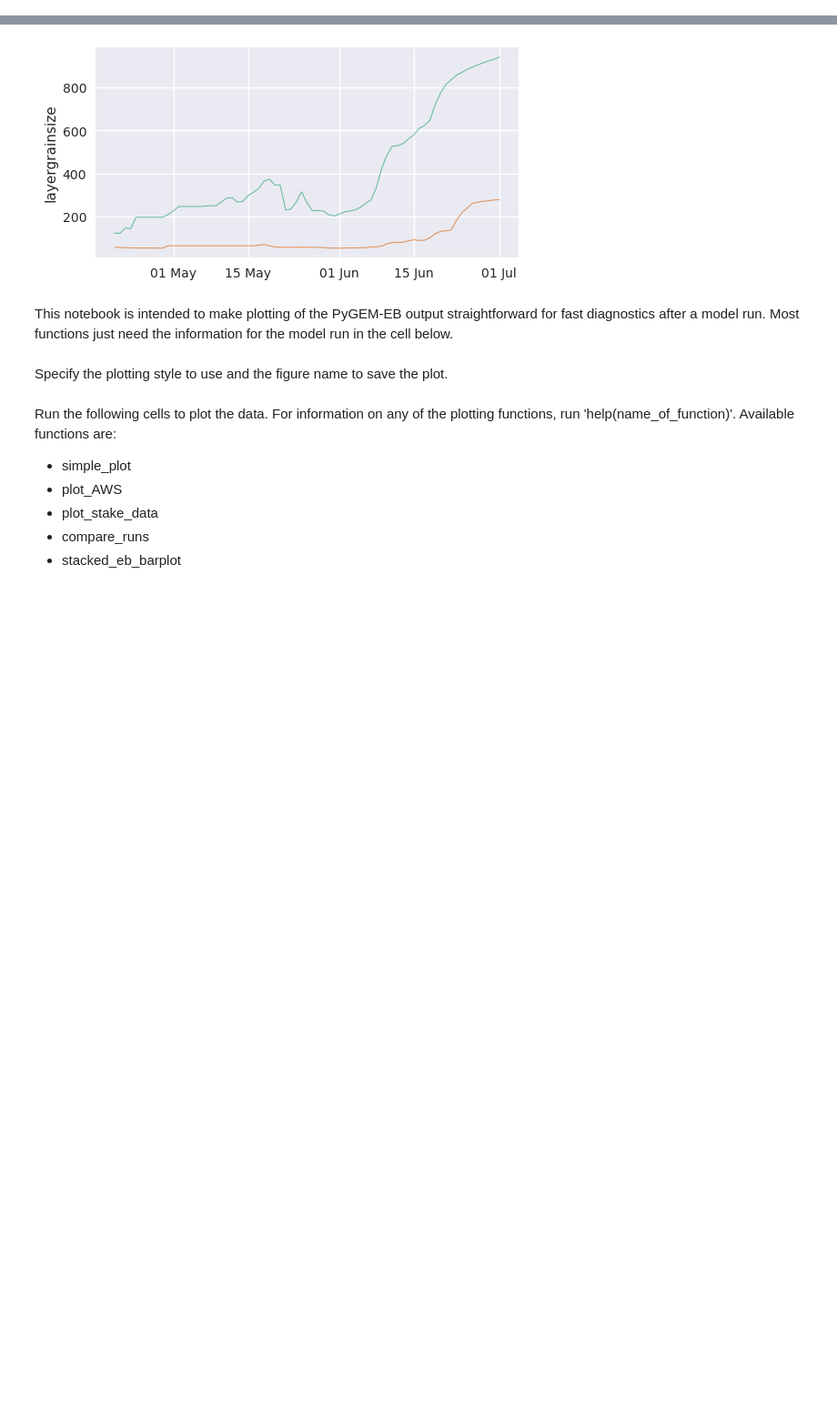
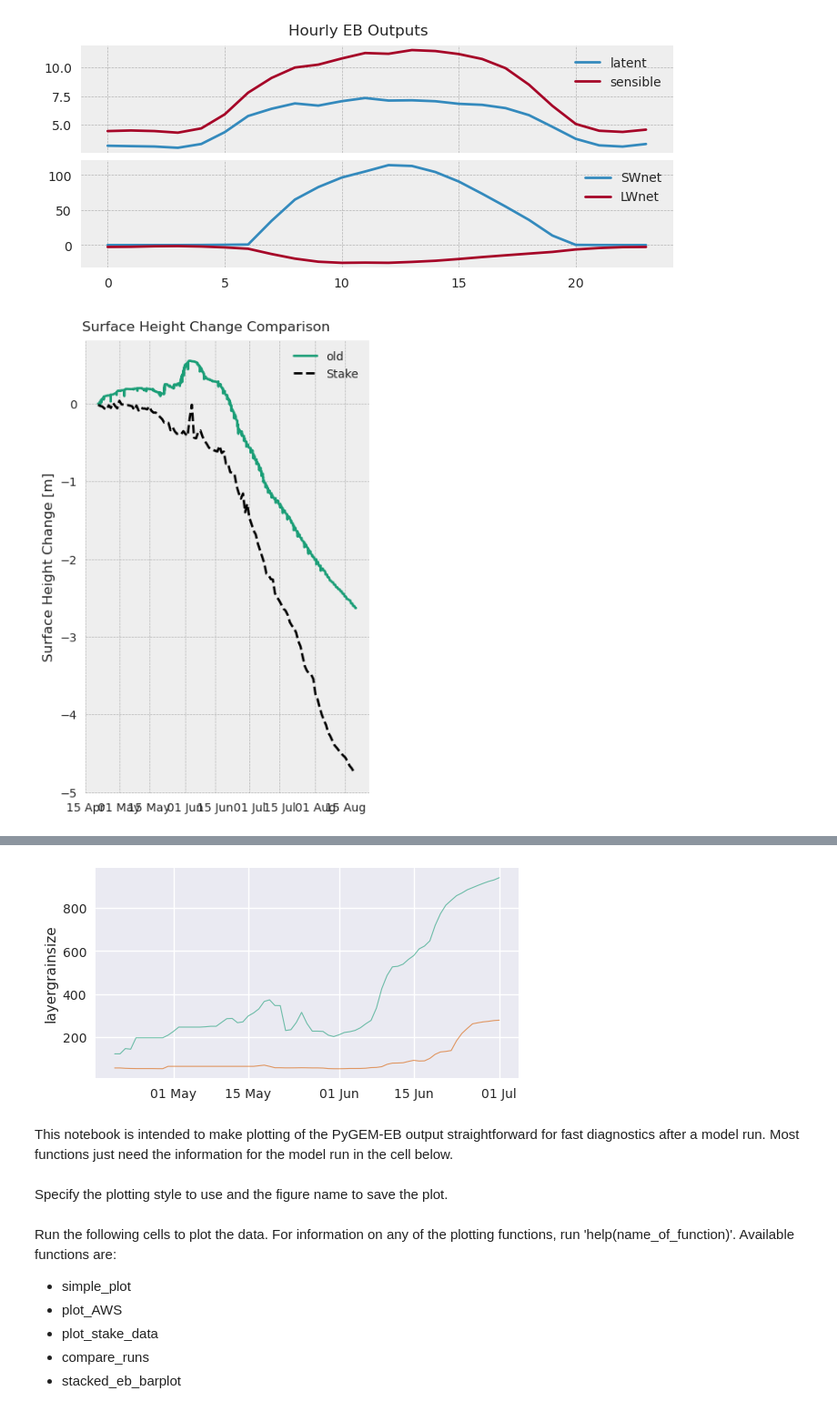
Before and after one commit to drounce/PyGEM, a Jupyter notebook: pygem_eb/processing/ebplotting.ipynb, the cells around one changed output, grey strips where cells are left out. Shown at 91% size. Saved outputs shown, nothing was run; the diff lists cells and outputs as text; code cells hidden in the pictures; blank space fills up the shorter version.

```diff
--- a/pygem_eb/processing/ebplotting.ipynb
+++ b/pygem_eb/processing/ebplotting.ipynb
@@ -8,9 +8,23 @@ import matplotlib.pyplot as plt
 import matplotlib as mpl
 from plotting_fxns import *
 # %%
+id = '0'
 date = str(pd.Timestamp.today()).replace('-','_')[0:10]
 data_fp = f'/home/claire/research/Output/EB/Gulkana_{date}_#.nc'
-ds,startdate,enddate = getds(data_fp.replace('#','1'))
-ds2,startdate,enddate = getds(data_fp.replace('#','34'))
+base_fp = f'/home/claire/research/Output/EB/Gulkana_2024_04_29_0.nc'
+ds,startdate,enddate = getds(data_fp.replace('#',id))
 stake_df = pd.read_csv('~/research/MB_data/Stakes/gulkanaAB23_ALL.csv')
 stake_df.index = pd.to_datetime(stake_df['Date'])
+temp_df = pd.read_csv('~/research/MB_data/Gulkana/field_data/iButton_2023_all.csv',index_col=0)
+temp_df = temp_df.set_index(pd.to_datetime(temp_df.index) - pd.Timedelta(hours=8))
+# %%
+# ds2,startdate,_ = getds(data_fp.replace('#','6'))
+ds,startdate,enddate= getds(base_fp)
+ds,startdate,enddate = getds(data_fp.replace('#','9'))
+
+plot_hours(ds,0,[startdate,enddate],[['latent','sensible'],['SWnet','LWnet']])
+# compare_runs([ds2,ds3],[startdate,enddate],['MO','Rich'],'latent')
+plot_stake_dh(stake_df,[ds],[startdate,enddate],['old'])
+# %% [output]
+[figure, added]
+[figure, added]
```
Also changed, not shown: parts of 5 cells of this notebook, 17 other files.
